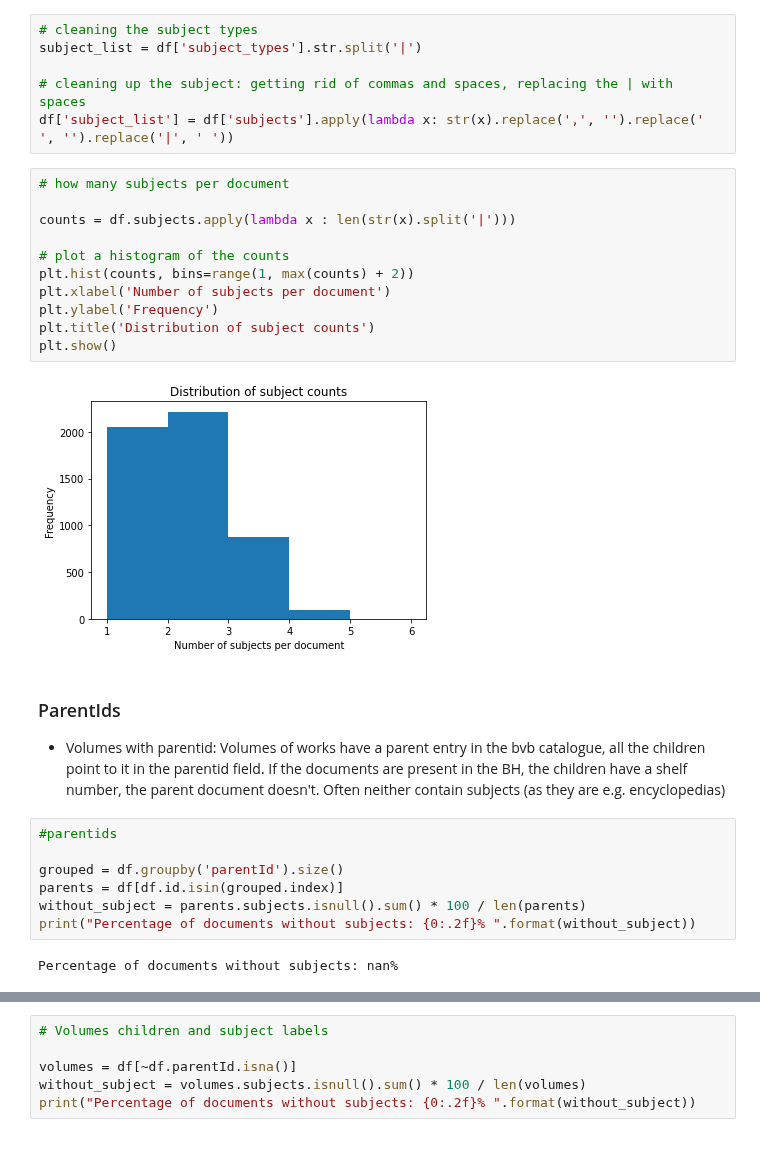
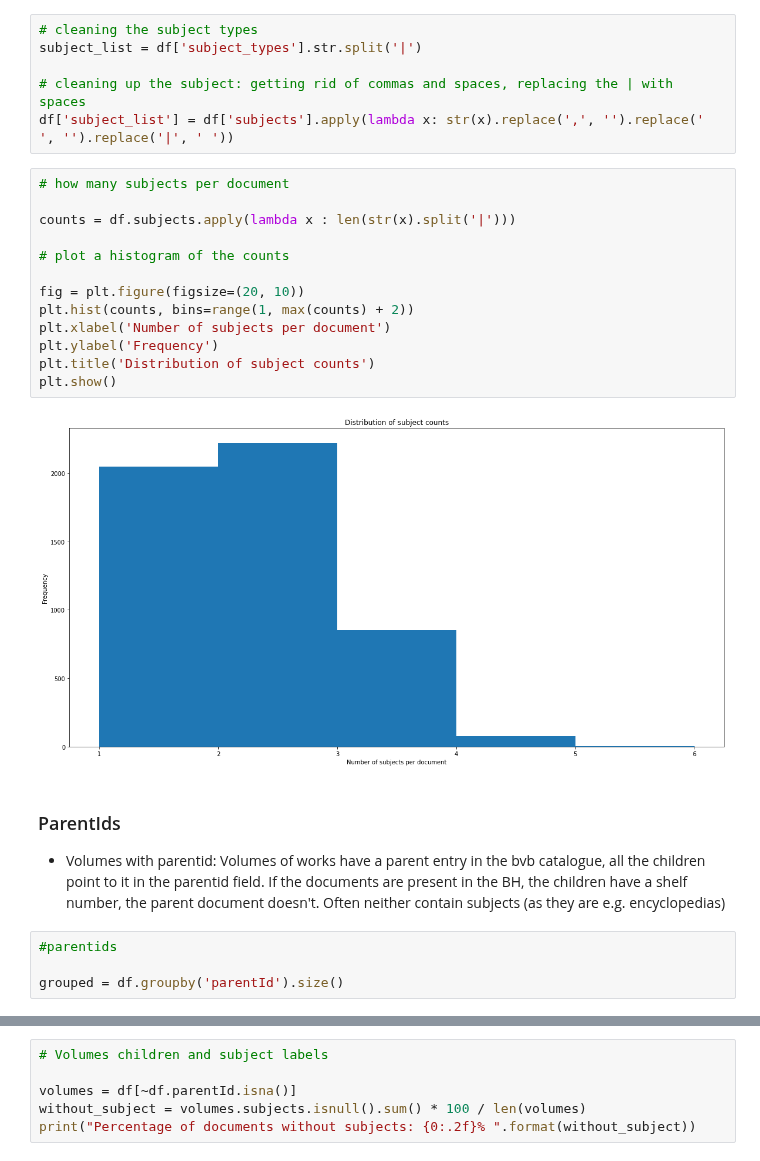
Before and after one commit to hanaCasey/BHVizData, a Jupyter notebook: exploration.ipynb, the cells around one changed output, grey strips where cells are left out. Cells and saved outputs as stored; diff of their text form.

```diff
--- a/exploration.ipynb
+++ b/exploration.ipynb
@@ -59,16 +51,18 @@ df['subject_list'] = df['subjects'].apply(lambda x: str(x).replace(',', '').repl
 # %%
 # how many subjects per document
 
 counts = df.subjects.apply(lambda x : len(str(x).split('|')))
 
 # plot a histogram of the counts
+
+fig = plt.figure(figsize=(20, 10))
 plt.hist(counts, bins=range(1, max(counts) + 2))
 plt.xlabel('Number of subjects per document')
 plt.ylabel('Frequency')
 plt.title('Distribution of subject counts')
 plt.show()
 # %% [output]
-[figure, old version]
+[figure, new version]
 # %% [markdown]
 ### ParentIds
 
@@ -77,10 +71,5 @@ plt.show()
 #parentids
 
 grouped = df.groupby('parentId').size()
-parents = df[df.id.isin(grouped.index)]
-without_subject = parents.subjects.isnull().sum() * 100 / len(parents)
-print("Percentage of documents without subjects: {0:.2f}% ".format(without_subject))
-# %% [output]
-Percentage of documents without subjects: nan%
 # %%
 # plot a histogram of the size values on a log log plot to show the power law
```
Also changed, not shown: parts of 21 cells of this notebook, 3 other files.
